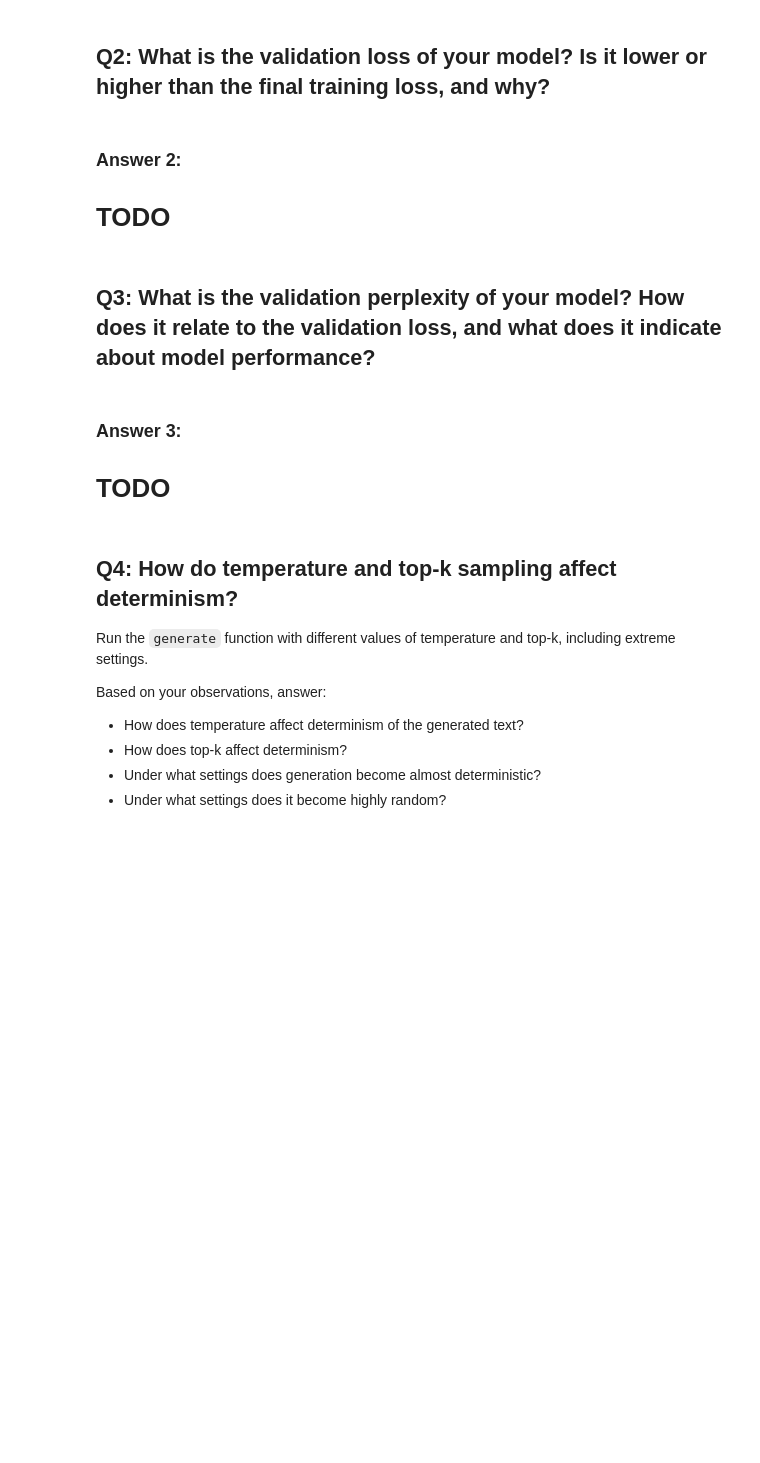
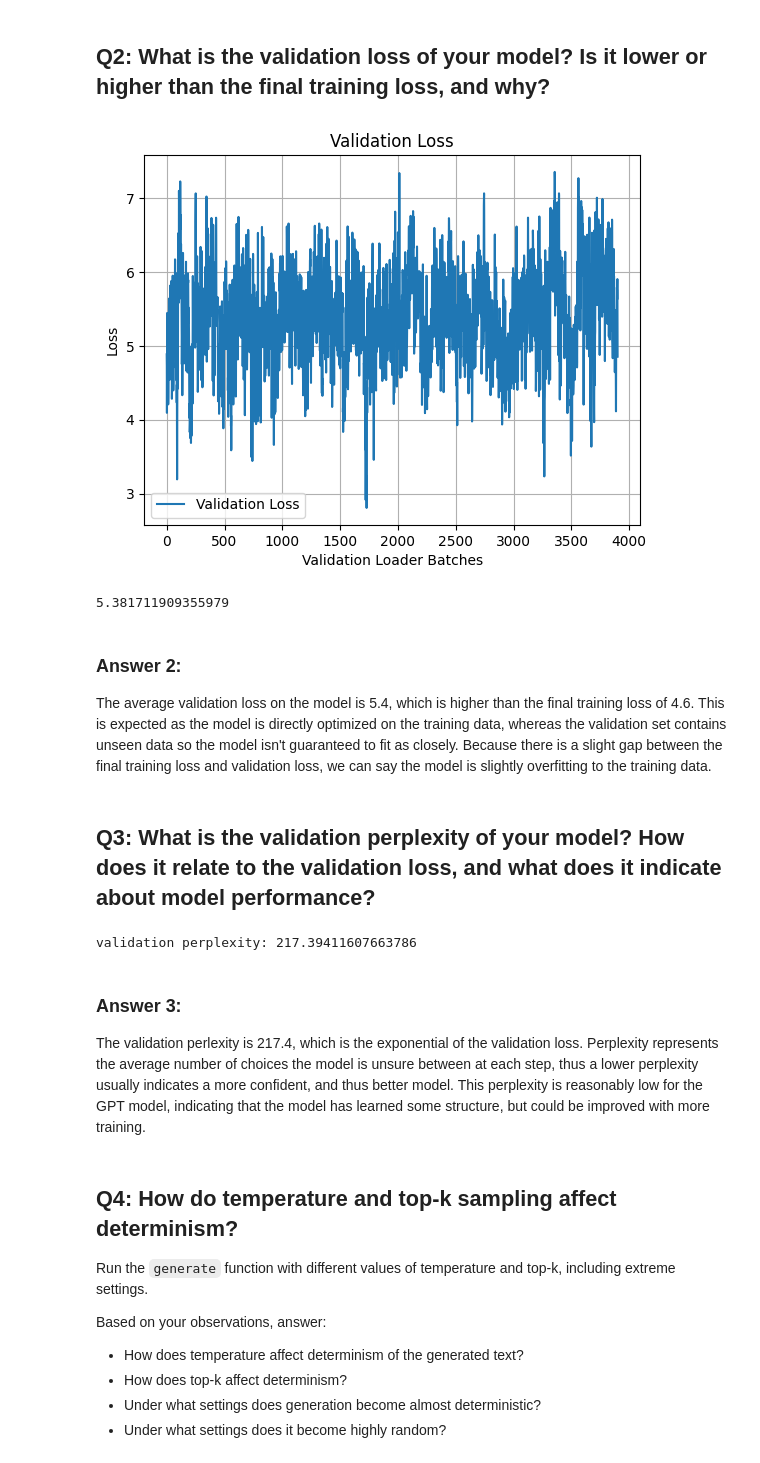
Before and after one commit to TangyKiwi/DSC-190, a Jupyter notebook: PA-Q2.ipynb, the cells around one changed output. Saved outputs shown, nothing was run; the diff lists cells and outputs as text; code cells hidden in the pictures; blank space fills up the shorter version.

```diff
--- a/PA-Q2.ipynb
+++ b/PA-Q2.ipynb
@@ -51,7 +56,7 @@ This section mounts Google Drive and prepares a checkpoint directory so training
 If Drive is unavailable, the notebook falls back to a local path.
 # %%
 
-use_drive = True
+use_drive = False
 
 if use_drive:
     try:
@@ -61,7 +66,7 @@ if use_drive:
     except Exception:
         base_dir = "/content/gpt_wikitext2_solution"
 else:
-    base_dir = "/content/gpt_wikitext2_solution"
+    base_dir = "./content/gpt_wikitext2_solution"
 
 os.makedirs(base_dir, exist_ok=True)
 ckpt_dir = os.path.join(base_dir, "checkpoints")
@@ -508,14 +586,14 @@ val_losses = []
 print(f"Length of val loader: {len(val_loader)}")
 with torch.no_grad():
     for x, y in tqdm(val_loader):
-        x = x.to(device)
-        y = y.to(device)
+        x = x.to(device, non_blocking=True)
+        y = y.to(device, non_blocking=True)
 
         # TODO: run the model on the validation batch
-        logits, loss = ...
+        logits, loss = model(x, y)
 
         # TODO: store the batch loss
-        ...
+        val_losses.append(loss.item())
 
-val_loss = ...
+val_loss = sum(val_losses) / len(val_losses)
 print("val loss:", val_loss)
@@ -601,9 +698,26 @@ import matplotlib.pyplot as plt
 # %% [markdown]
 ## Q2: What is the validation loss of your model? Is it lower or higher than the final training loss, and why?
+# %%
+plt.plot(val_losses, label="Validation Loss")
+plt.xlabel("Validation Loader Batches")
+plt.ylabel("Loss")
+plt.title("Validation Loss")
+plt.grid(True)
+plt.legend()
+plt.show()
+print(val_loss)
+# %% [output]
+[figure, added]
+5.381711909355979
 # %% [markdown]
 ### Answer 2:
 
-# TODO
+The average validation loss on the model is 5.4, which is higher than the final
+training loss of 4.6. This is expected as the model is directly optimized on the
+training data, whereas the validation set contains unseen data so the model
+isn't guaranteed to fit as closely. Because there is a slight gap between
+the final training loss and validation loss, we can say the model is slightly
+overfitting to the training data.
 # %% [markdown]
 ## Q3: What is the validation perplexity of your model? How does it relate to the validation loss, and what does it indicate about model performance?
 # %%
@@ -612,13 +726,19 @@ import matplotlib.pyplot as plt
 import math
 
 # TODO: compute validation perplexity from val_loss
-val_perplexity = ...
+val_perplexity = math.exp(val_loss)
 
 print("validation perplexity:", val_perplexity)
+# %% [output]
+validation perplexity: 217.39411607663786
 # %% [markdown]
 ### Answer 3:
 
-# TODO
+The validation perlexity is 217.4, which is the exponential of the validation loss.
+Perplexity represents the average number of choices the model is unsure between
+at each step, thus a lower perplexity usually indicates a more confident, and thus
+better model. This perplexity is reasonably low for the GPT model, indicating
+that the model has learned some structure, but could be improved with more training.
 # %% [markdown]
 ## Q4: How do temperature and top-k sampling affect determinism?
 
```
Also changed, not shown: parts of 22 cells of this notebook, 1 other file.
